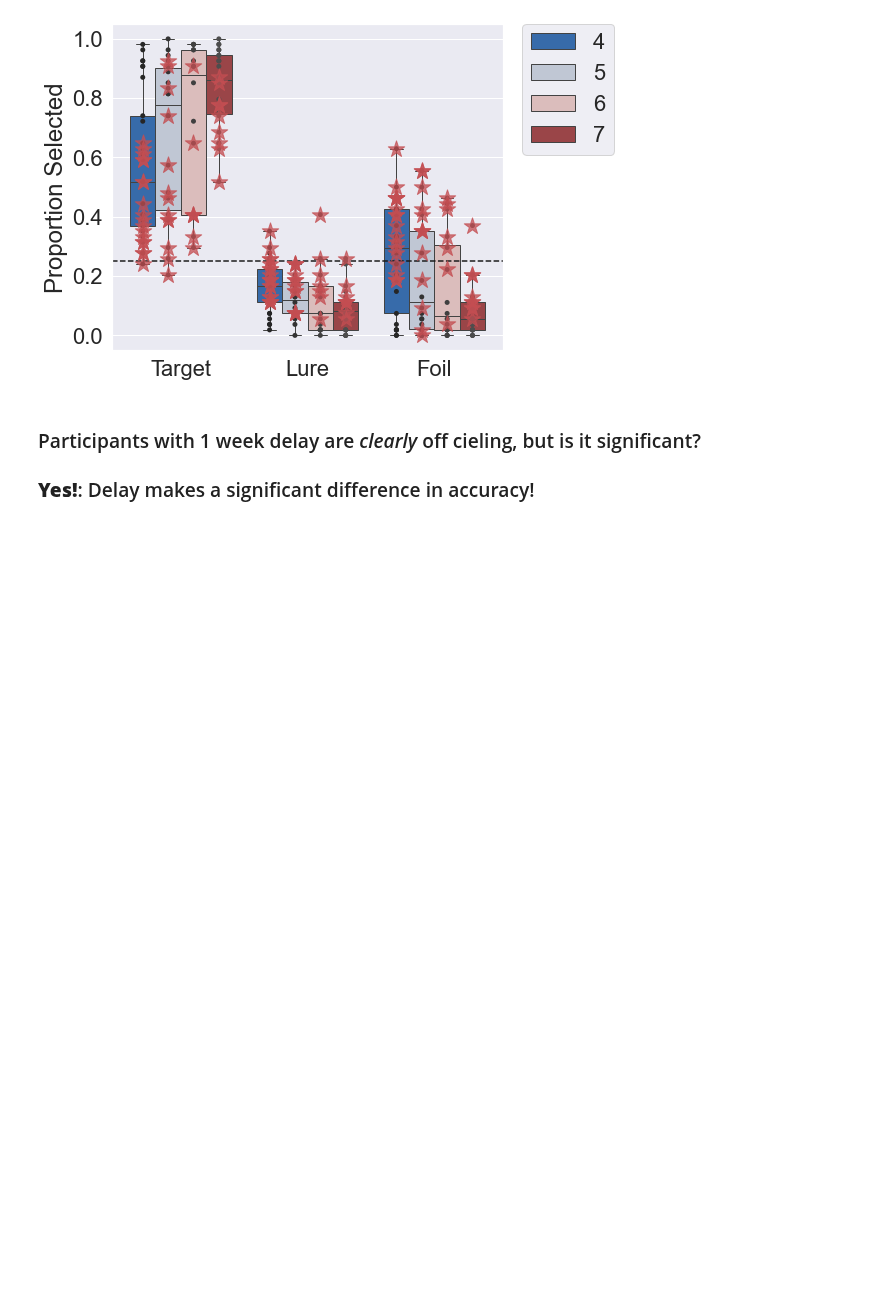
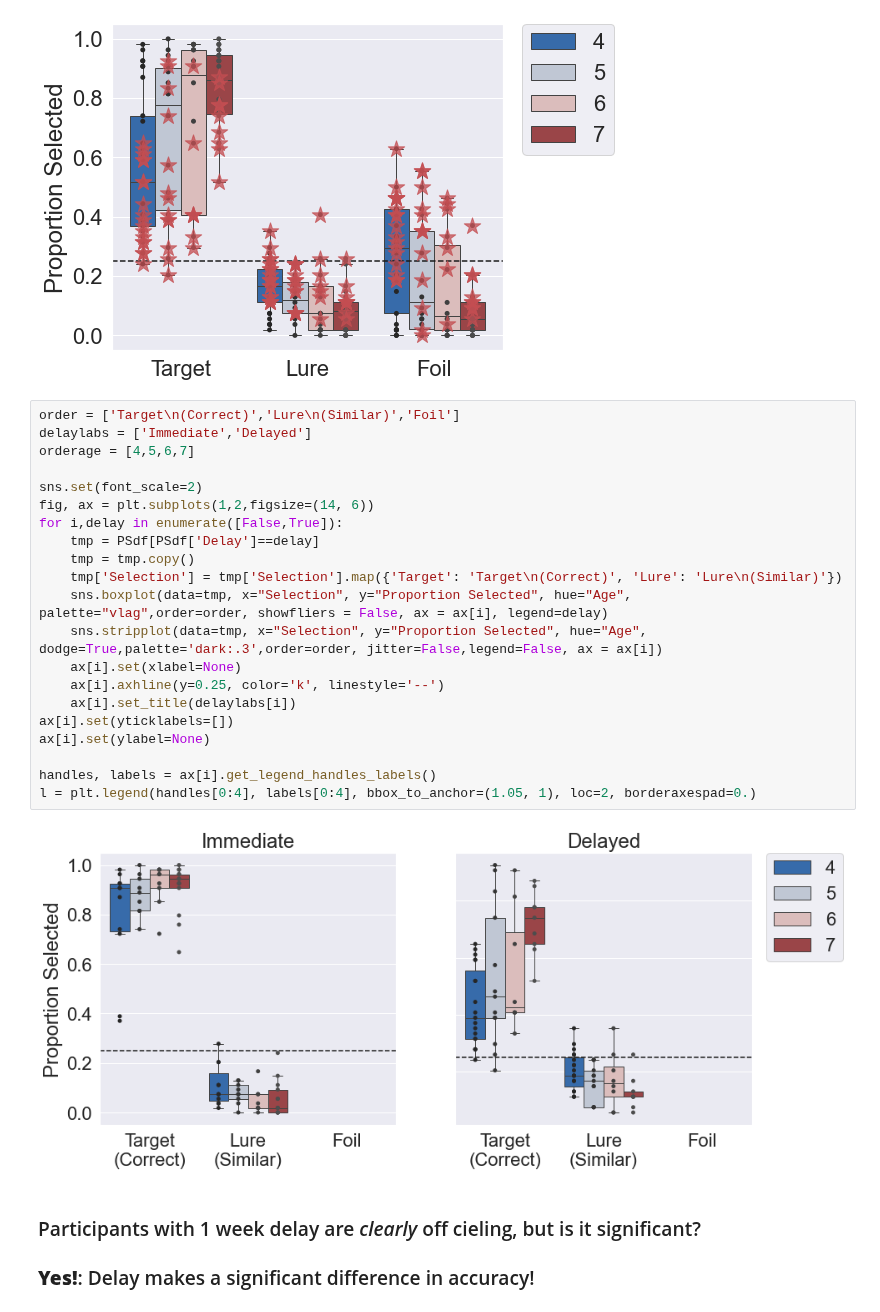
Before and after one commit to samsydco/PSPC, a Jupyter notebook: Results_PS.ipynb, the cells around one changed output. Saved outputs shown, nothing was run; the diff lists cells and outputs as text; blank space fills up the shorter version.

Commit message:
Added new code to Resuls_PS.ipynb after meeting with Zoe and Nora (Jan 2024): Added 3 way interaction, and more plots.

```diff
--- a/Results_PS.ipynb
+++ b/Results_PS.ipynb
@@ -83,6 +83,29 @@ plt.axhline(y=0.25, color='k', linestyle='--')
 fig.savefig(figurepath+'PS_Target_Lure_Foil.png', bbox_inches='tight', dpi=100)
 # %% [output]
 [figure]
+# %%
+order = ['Target\n(Correct)','Lure\n(Similar)','Foil']
+delaylabs = ['Immediate','Delayed']
+orderage = [4,5,6,7]
+
+sns.set(font_scale=2)
+fig, ax = plt.subplots(1,2,figsize=(14, 6))
+for i,delay in enumerate([False,True]):
+    tmp = PSdf[PSdf['Delay']==delay]
+    tmp = tmp.copy()
+    tmp['Selection'] = tmp['Selection'].map({'Target': 'Target\n(Correct)', 'Lure': 'Lure\n(Similar)'})
+    sns.boxplot(data=tmp, x="Selection", y="Proportion Selected", hue="Age", palette="vlag",order=order, showfliers = False, ax = ax[i], legend=delay)
+    sns.stripplot(data=tmp, x="Selection", y="Proportion Selected", hue="Age", dodge=True,palette='dark:.3',order=order, jitter=False,legend=False, ax = ax[i])
+    ax[i].set(xlabel=None)
+    ax[i].axhline(y=0.25, color='k', linestyle='--')
+    ax[i].set_title(delaylabs[i])
+ax[i].set(yticklabels=[])
+ax[i].set(ylabel=None)
+
+handles, labels = ax[i].get_legend_handles_labels()
+l = plt.legend(handles[0:4], labels[0:4], bbox_to_anchor=(1.05, 1), loc=2, borderaxespad=0.)
+# %% [output]
+[figure, added]
 # %% [markdown]
 ### Participants with 1 week delay are <i>clearly</i> off cieling, but is it significant?
 ### <b>Yes!</b>: Delay makes a significant difference in accuracy!
```
Also changed, not shown: parts of 5 cells of this notebook.
